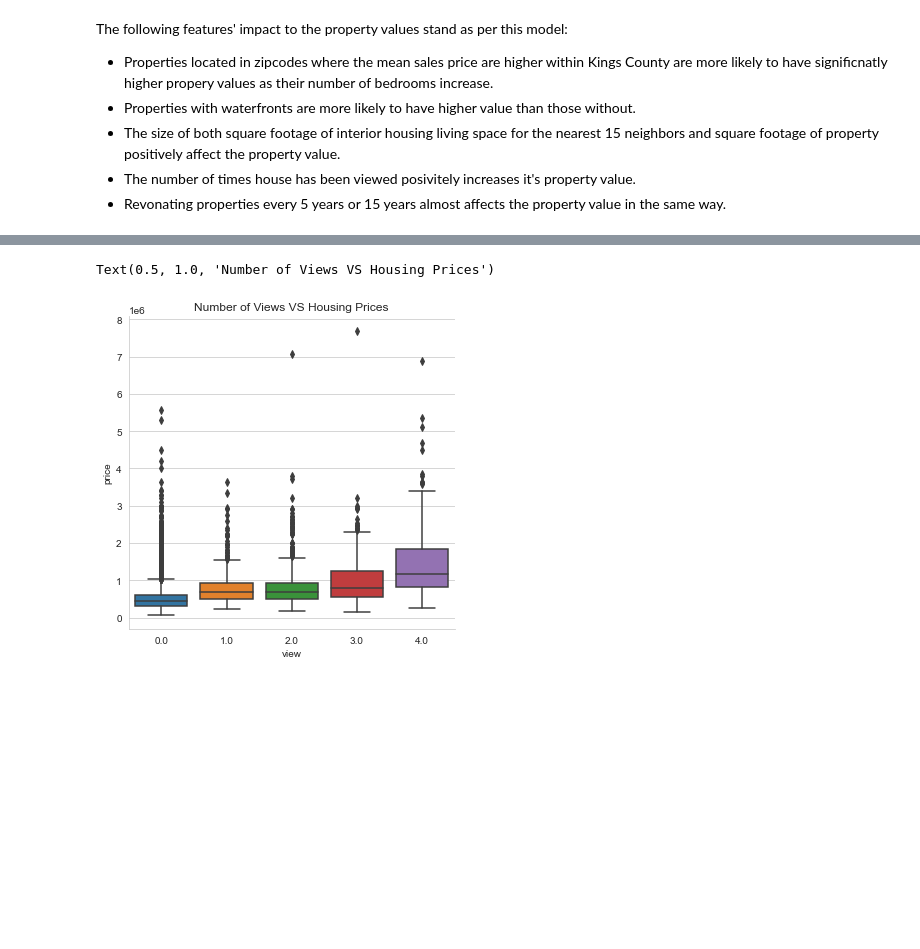
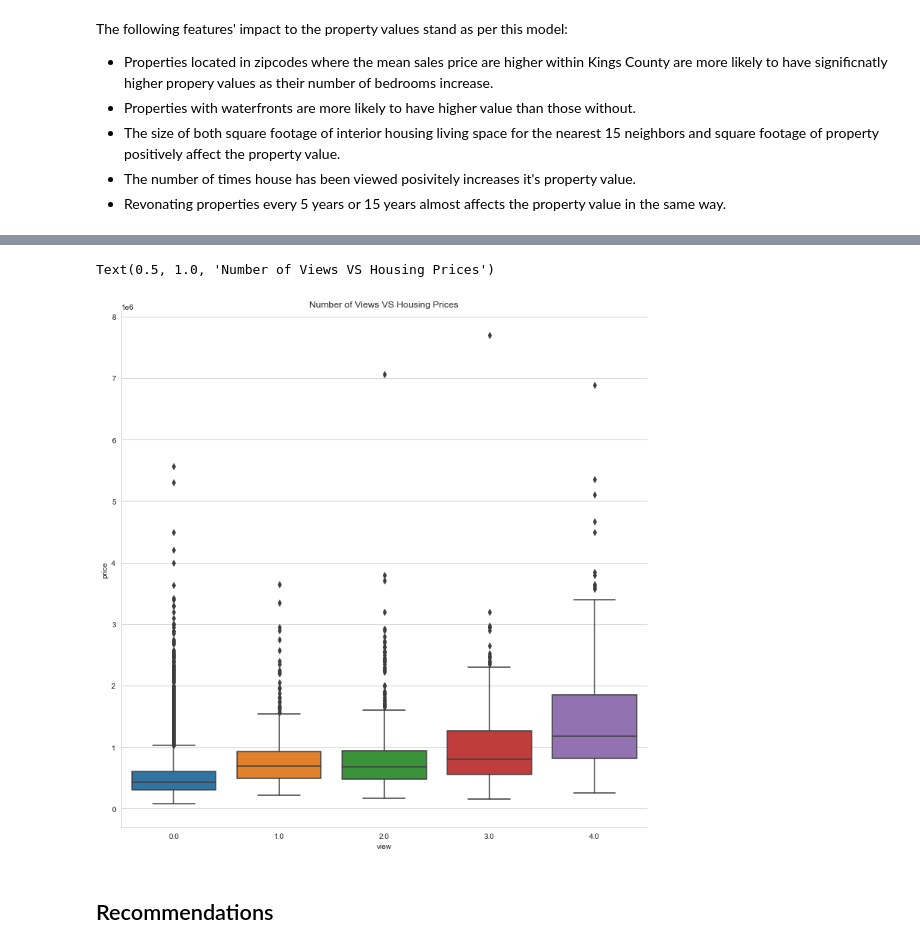
Before and after one commit to ekvu/phase_2_project_King_County_RE, a Jupyter notebook: Final_Technical_notebook.ipynb, the cells around one changed output, grey strips where cells are left out. Drawn from its saved outputs; the diff is of its cells as text; code cells hidden in the pictures; blank space fills up the shorter version.

```diff
--- a/Final_Technical_notebook.ipynb
+++ b/Final_Technical_notebook.ipynb
@@ -637,9 +637,11 @@ ax.set_yticklabels(['0', '0.5', '1.0', '1.5', '2.0'], fontsize=13);
 # %%
 # Box plot comparison of house prices with no waterfront view vs house prices with waterfront view.
 sns.set_style("whitegrid")
-ax = sns.catplot(x="view", y="price", kind="box", data=kc)
+ax = sns.catplot(x="view", y="price", kind="box", data=kc,  height=10, aspect=1)
 plt.title('Number of Views VS Housing Prices')
 #plt.savefig('./images/Number_of_Views.png',dpi=300, bbox_inches = "tight")
 # %% [output]
 Text(0.5, 1.0, 'Number of Views VS Housing Prices')
-[figure, old version]
+[figure, new version]
+# %% [markdown]
+## Recommendations
```
Also changed, not shown: parts of 10 cells of this notebook.
